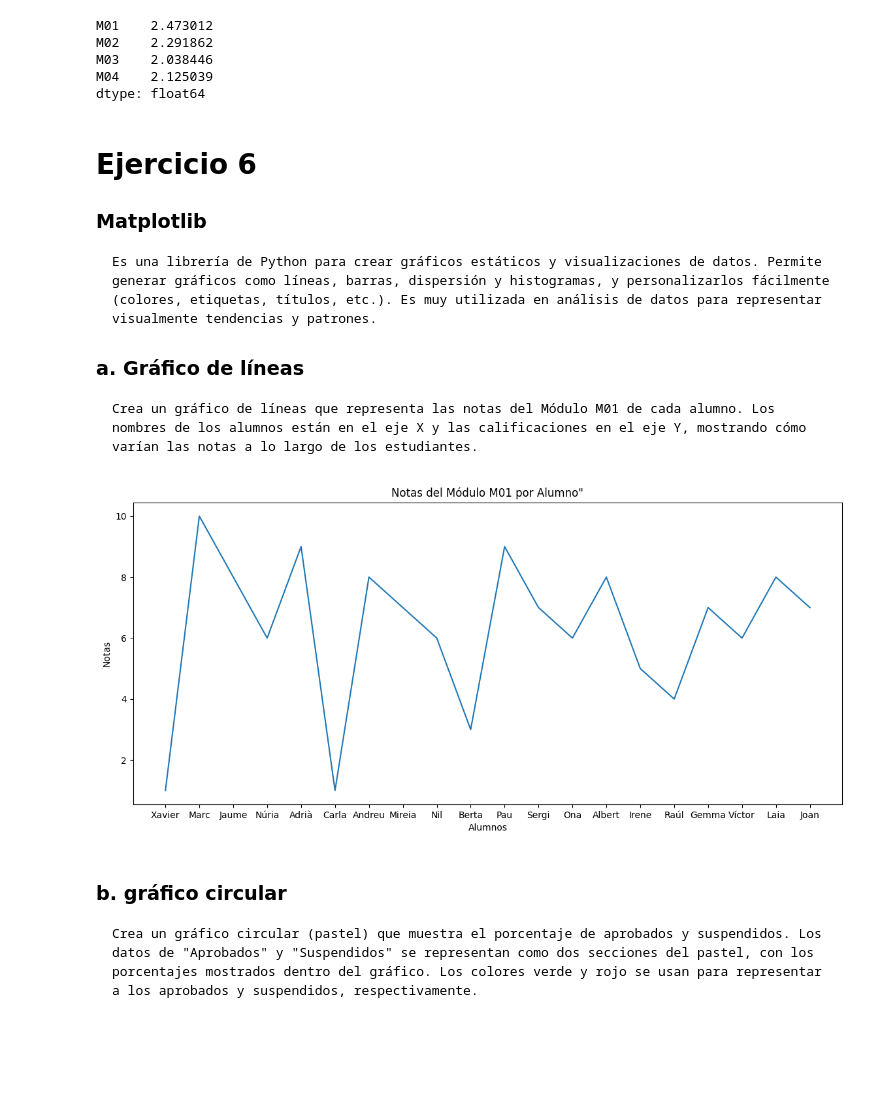
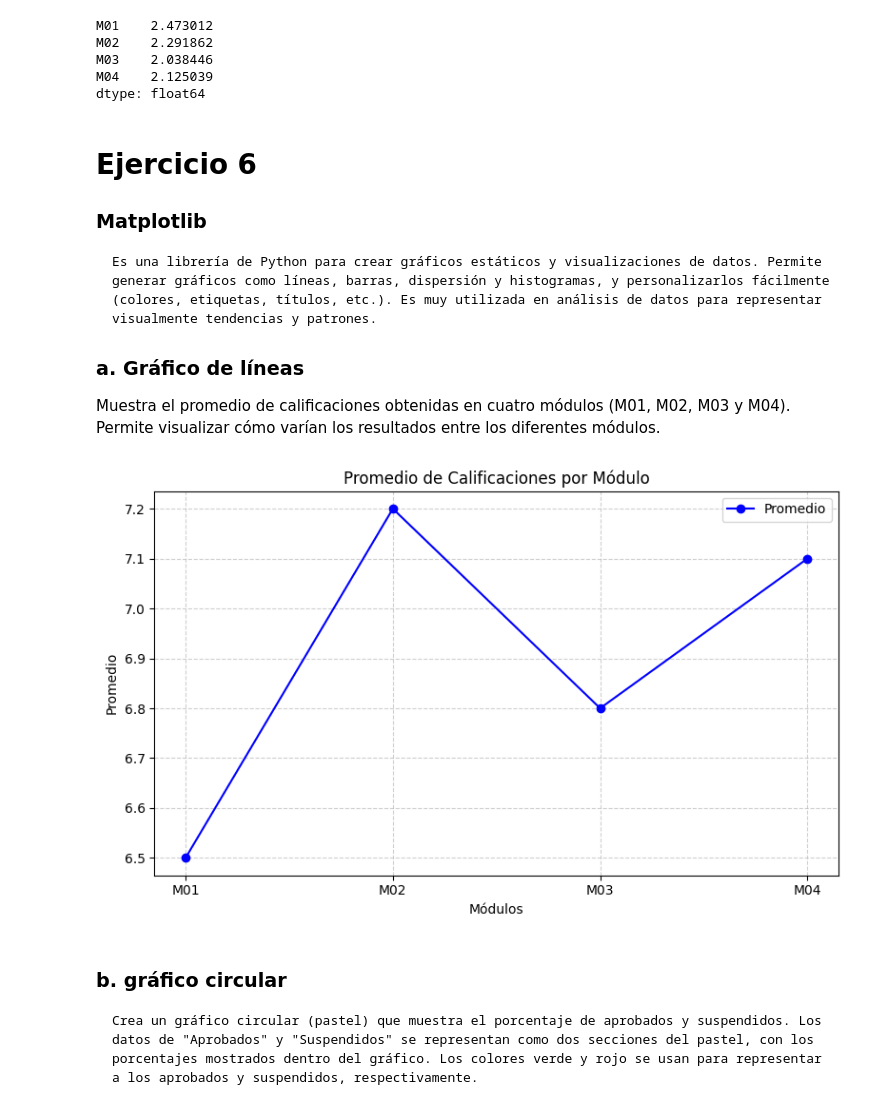
Before and after one commit to Bemen3M07/jupiter-logs-pandas-OmaimaBenHamouda, a Jupyter notebook: Pp4Part2.ipynb, the cells around one changed output. Cells and saved outputs as stored; diff of their text form; code cells hidden in the pictures; blank space fills up the shorter version.

```diff
--- a/Pp4Part2.ipynb
+++ b/Pp4Part2.ipynb
@@ -326,22 +312,26 @@ dtype: float64
 ### Matplotlib
     Es una librería de Python para crear gráficos estáticos y visualizaciones de datos. Permite generar gráficos como líneas, barras, dispersión y histogramas, y personalizarlos fácilmente (colores, etiquetas, títulos, etc.). Es muy utilizada en análisis de datos para representar visualmente tendencias y patrones.
 ### a. Gráfico de líneas
-    Crea un gráfico de líneas que representa las notas del Módulo M01 de cada alumno. Los nombres de los alumnos están en el eje X y las calificaciones en el eje Y, mostrando cómo varían las notas a lo largo de los estudiantes.
+Muestra el promedio de calificaciones obtenidas en cuatro módulos (M01, M02, M03 y M04). Permite visualizar cómo varían los resultados entre los diferentes módulos.
 # %%
 import matplotlib.pyplot as plt
-x = dataFrameAlumnos["Alumne"]
-y =  dataFrameAlumnos[["M01"]]
-plt.figure(figsize=(14, 6))
 
-plt.plot(x,y)
-plt.title('Notas del Módulo M01 por Alumno"')
-plt.xlabel('Alumnos')
-plt.ylabel('Notas')
+modulos = ["M01", "M02", "M03", "M04"]
+promedios = [6.5, 7.2, 6.8, 7.1]  # Ejemplo de promedios por módulo
 
-# Mostrar el gráfico
+plt.figure(figsize=(8, 5))
+plt.plot(modulos, promedios, marker='o', linestyle='-', color='b', label='Promedio')
+
+plt.title("Promedio de Calificaciones por Módulo")
+plt.xlabel("Módulos")
+plt.ylabel("Promedio")
+plt.grid(True, linestyle='--', alpha=0.6)
+plt.legend()
+plt.tight_layout()
+
 plt.show()
 # %% [output]
-[figure, old version]
+[figure, new version]
 # %% [markdown]
 ### b. gráfico circular
     Crea un gráfico circular (pastel) que muestra el porcentaje de aprobados y suspendidos. Los datos de "Aprobados" y "Suspendidos" se representan como dos secciones del pastel, con los porcentajes mostrados dentro del gráfico. Los colores verde y rojo se usan para representar a los aprobados y suspendidos, respectivamente.
```
Also changed, not shown: parts of 3 cells of this notebook, 3 other files.
